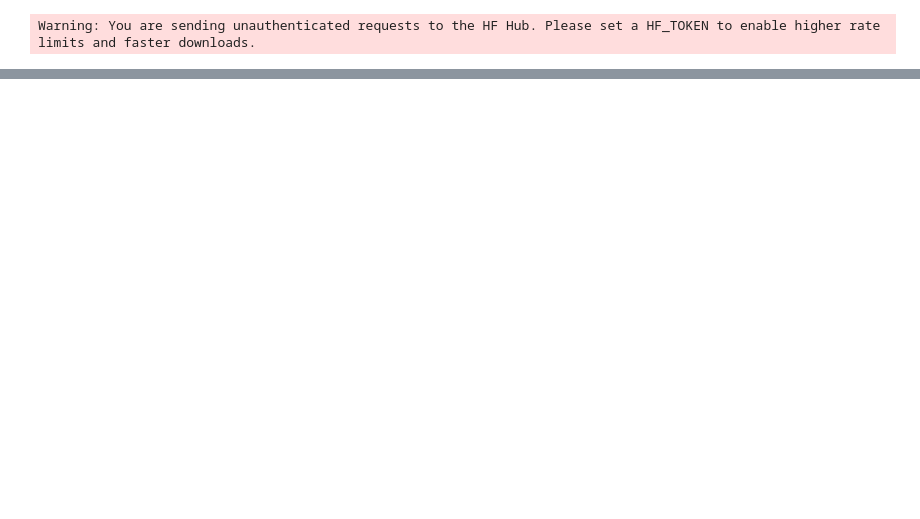
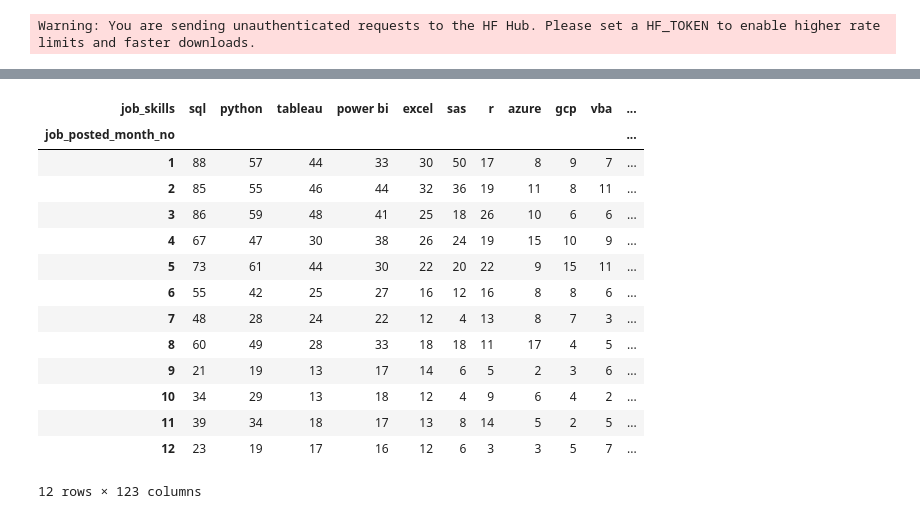
Before and after one commit to briceverola/Pyhton_Data_project, a Jupyter notebook: 3_Project/3_Skills_Trend.ipynb, the cells around one changed output, grey strips where cells are left out. Saved outputs shown, nothing was run; the diff lists cells and outputs as text; code cells hidden in the pictures; blank space fills up the shorter version.

```diff
--- a/3_Project/3_Skills_Trend.ipynb
+++ b/3_Project/3_Skills_Trend.ipynb
@@ -35,0 +70,23 @@ df_DA_FR_explode = df_DA_FR.explode('job_skills')
+# %%
+# Rank skills by total frequency to focus on the most in-demand ones in France
+df_DA_FR_pivot.loc['Total'] = df_DA_FR_pivot.sum()
+df_DA_FR_pivot = df_DA_FR_pivot[df_DA_FR_pivot.loc['Total'].sort_values(ascending=False).index]
+df_DA_FR_pivot = df_DA_FR_pivot.drop('Total')
+
+df_DA_FR_pivot
+# %% [output]
+| job_skills | sql | python | tableau | power bi | excel | sas | r | azure | gcp | vba | ... |
+| job_posted_month_no |  |  |  |  |  |  |  |  |  |  | ... |
+| 1 | 88 | 57 | 44 | 33 | 30 | 50 | 17 | 8 | 9 | 7 | ... |
+| 2 | 85 | 55 | 46 | 44 | 32 | 36 | 19 | 11 | 8 | 11 | ... |
+| 3 | 86 | 59 | 48 | 41 | 25 | 18 | 26 | 10 | 6 | 6 | ... |
+| 4 | 67 | 47 | 30 | 38 | 26 | 24 | 19 | 15 | 10 | 9 | ... |
+| 5 | 73 | 61 | 44 | 30 | 22 | 20 | 22 | 9 | 15 | 11 | ... |
+| 6 | 55 | 42 | 25 | 27 | 16 | 12 | 16 | 8 | 8 | 6 | ... |
+| 7 | 48 | 28 | 24 | 22 | 12 | 4 | 13 | 8 | 7 | 3 | ... |
+| 8 | 60 | 49 | 28 | 33 | 18 | 18 | 11 | 17 | 4 | 5 | ... |
+| 9 | 21 | 19 | 13 | 17 | 14 | 6 | 5 | 2 | 3 | 6 | ... |
+| 10 | 34 | 29 | 13 | 18 | 12 | 4 | 9 | 6 | 4 | 2 | ... |
+| 11 | 39 | 34 | 18 | 17 | 13 | 8 | 14 | 5 | 2 | 5 | ... |
+| 12 | 23 | 19 | 17 | 16 | 12 | 6 | 3 | 3 | 5 | 7 | ... |
+12 rows × 123 columns
```
Also changed, not shown: parts of 13 cells of this notebook, 3 other files.
